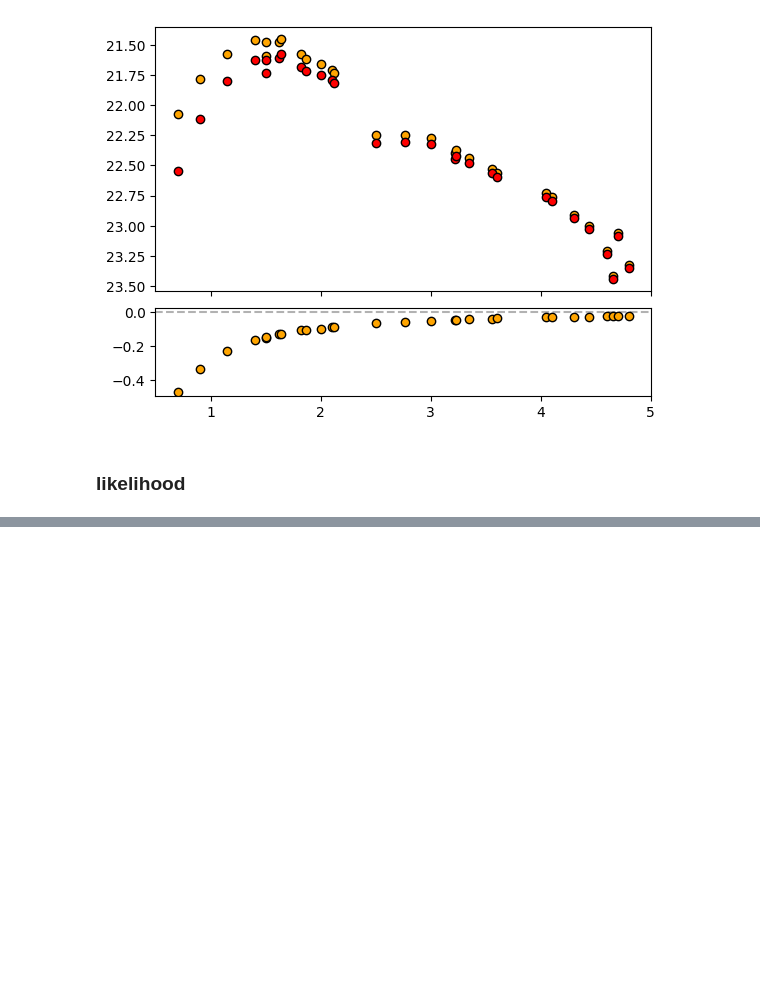
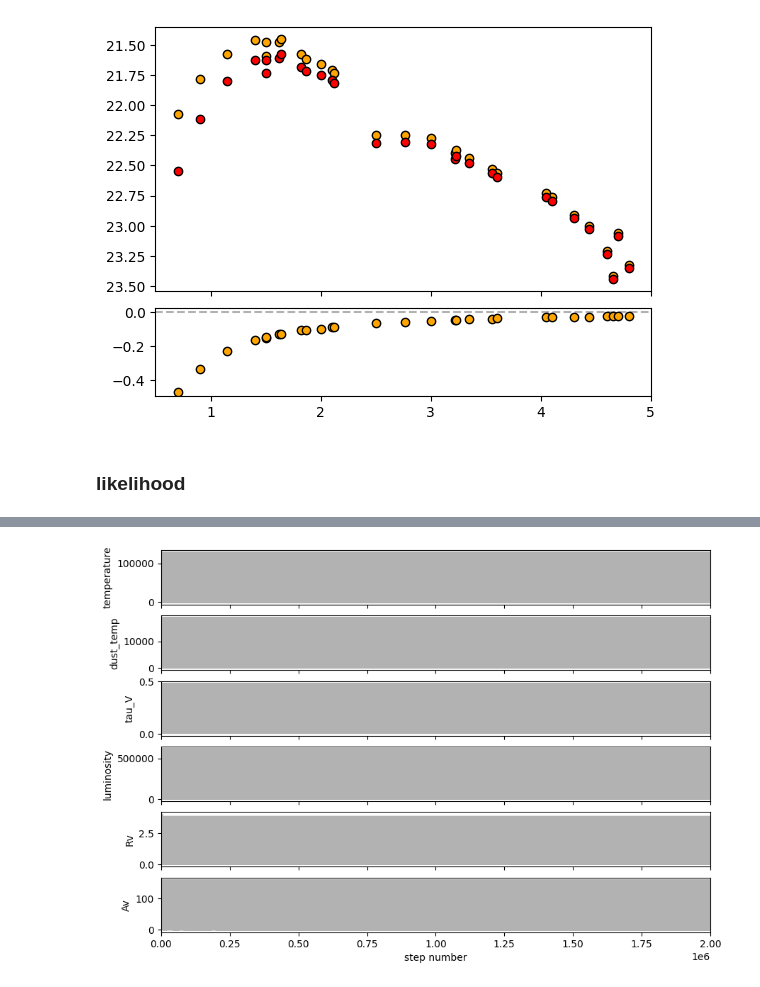
Before and after one commit to aswinsuresh24/rsg_phot, a Jupyter notebook: mcmc.ipynb, the cells around one changed output, grey strips where cells are left out. Drawn from its saved outputs; the diff is of its cells as text; code cells hidden in the pictures; blank space fills up the shorter version.

```diff
--- a/mcmc.ipynb
+++ b/mcmc.ipynb
@@ -377,0 +419,13 @@ TypeError: cannot unpack non-iterable numpy.float64 object
+# %%
+labels = mc_obj.model_fit_params[mc_obj.model_type]
+fig, axes = plt.subplots(len(labels), figsize=(10, 7), sharex=True)
+for i in range(len(labels)):
+    ax = axes[i]
+    ax.plot(sample[:, i], "k", alpha=0.3)
+    ax.set_xlim(0, len(sample))
+    ax.set_ylabel(labels[i])
+    # ax.yaxis.set_label_coords(-0.1, 0.5)
+
+axes[-1].set_xlabel("step number");
+# %% [output]
+[figure, added]
```
Also changed, not shown: parts of 17 cells of this notebook, 1 other file.
